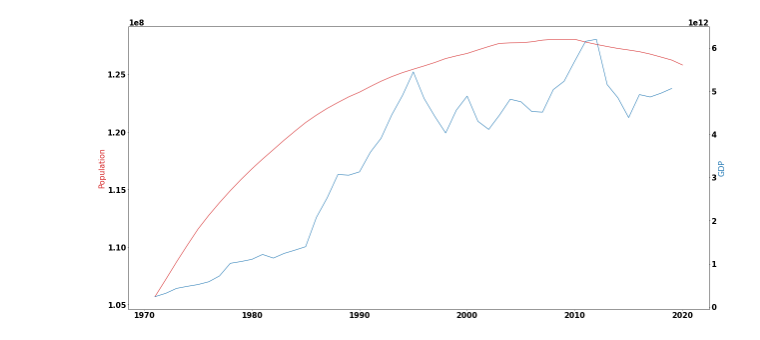
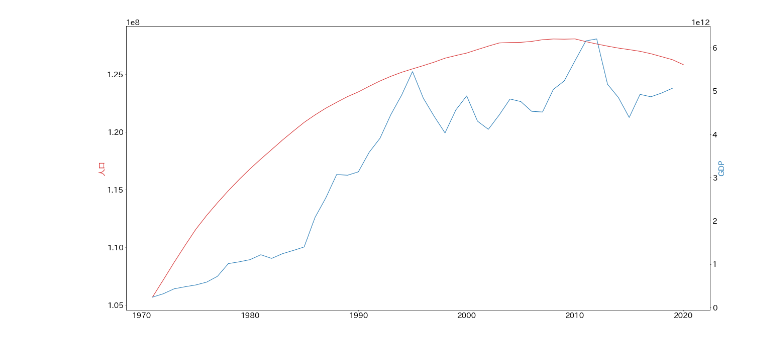
Before and after one commit to arakawatomonori/analyze-poverty, a Jupyter notebook: yuiseki/日本の人口とGDP.ipynb, the cells around one changed output. Drawn from its saved outputs; the diff is of its cells as text; code cells hidden in the pictures.

Commit message:
use japanize_matplotlib

```diff
--- a/yuiseki/日本の人口とGDP.ipynb
+++ b/yuiseki/日本の人口とGDP.ipynb
@@ -2,12 +2,11 @@
 import numpy as np
 import matplotlib
 from matplotlib import pyplot as plt
+import japanize_matplotlib
+ttf_path = japanize_matplotlib.get_font_ttf_path()
+
 import requests
 import json
-
-font = {'size'   : 22}
-
-matplotlib.rc('font', **font)
 
 headers = {"content-type": "application/json"}
 
@@ -21,32 +20,32 @@ ypop = []
 for data in dataListPop[1]:
   if data["value"]:
     xpop.append(int(data["date"]))
     ypop.append(int(data["value"]))
 Xpop = np.array(xpop)
 Ypop = np.array(ypop)
 
 colorPop = 'tab:red'
-ax1.set_ylabel('Population', color=colorPop)
+ax1.set_ylabel('人口', color=colorPop)
 ax1.plot(Xpop, Ypop, color=colorPop)
 
 colorGdp = 'tab:blue'
 ax2 = ax1.twinx()
 ax2.set_ylabel('GDP', color=colorGdp)
 
 urlGdp = "http://api.worldbank.org/v2/country/jp/indicator/NY.GDP.MKTP.CD?format=json"
 resGdp = requests.get(urlGdp, headers=headers)
 dataListGdp = resGdp.json()
 xgdp = []
 ygdp = []
 for data in dataListGdp[1]:
   if data["value"]:
     xgdp.append(int(data["date"]))
     ygdp.append(int(data["value"]))
 Xgdp = np.array(xgdp)
 Ygdp = np.array(ygdp)
 
 ax2.plot(Xgdp, Ygdp, color=colorGdp)
 
 plt.show()
 # %% [output]
-[figure, old version]
+[figure, new version]
```
